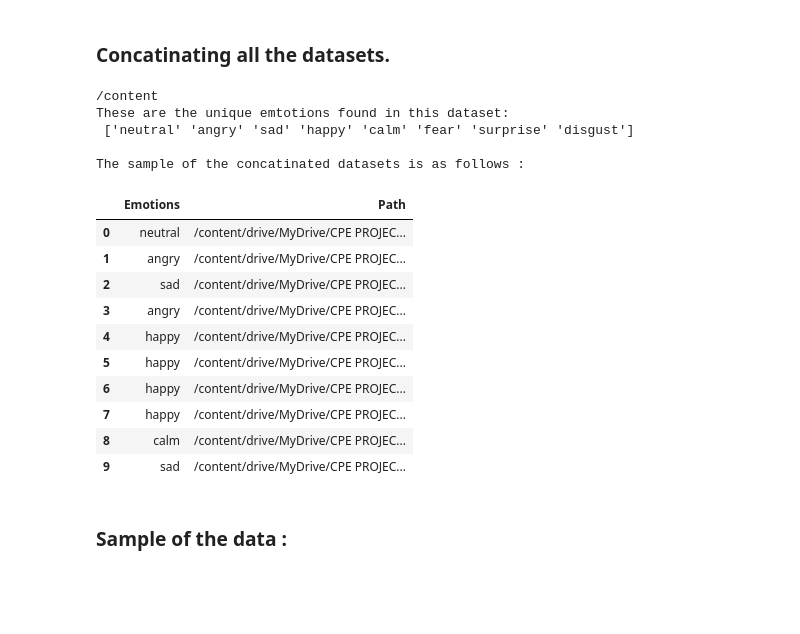
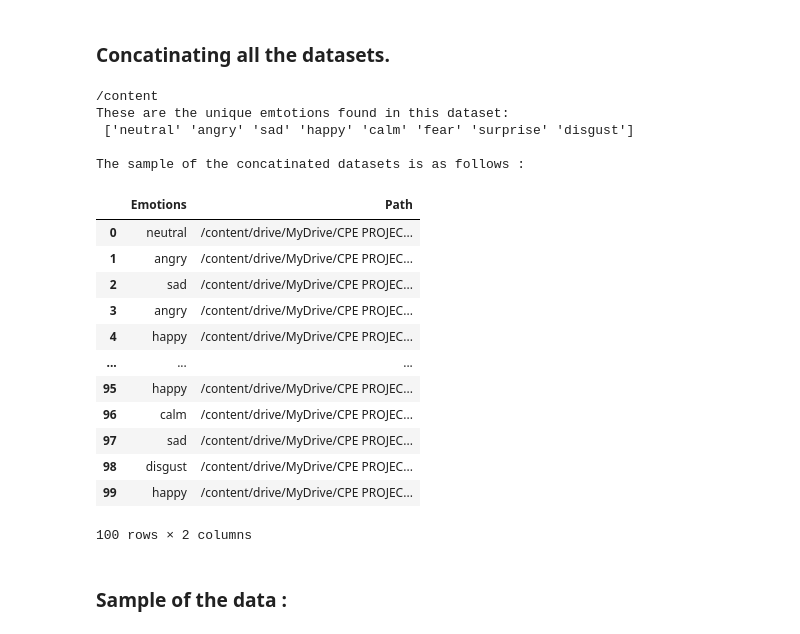
Before and after one commit to Sanjanathakal/CPE695FP, a Jupyter notebook: SER_PROJECT.ipynb, the cells around one changed output. Saved outputs shown, nothing was run; the diff lists cells and outputs as text; code cells hidden in the pictures; blank space fills up the shorter version.

```diff
--- a/SER_PROJECT.ipynb
+++ b/SER_PROJECT.ipynb
@@ -229,30 +229,32 @@ Printing the data sample :
 # %% [markdown]
 ### Concatinating all the datasets.
 # %%
-Finaldataset = pd.concat([Ravdess_df, Crema_df, Tess_df, Savee_df], axis = 0)
+Finaldataset = pd.concat([Ravdess_df, Crema_df, Tess_df, Savee_df], axis = 0,ignore_index=True)
 p=os.getcwd()
 print (p)
 Finaldataset.to_csv(p+"data_path.csv",index=False)
 print("These are the unique emtotions found in this dataset: \n", Finaldataset.Emotions.unique())
 print("\nThe sample of the concatinated datasets is as follows :")
-Finaldataset.head(10)
+Finaldataset.head(100)
 # %% [output]
 /content
 These are the unique emtotions found in this dataset:
  ['neutral' 'angry' 'sad' 'happy' 'calm' 'fear' 'surprise' 'disgust']
 
 The sample of the concatinated datasets is as follows :
 |  | Emotions | Path |
 | 0 | neutral | /content/drive/MyDrive/CPE PROJEC... |
 | 1 | angry | /content/drive/MyDrive/CPE PROJEC... |
 | 2 | sad | /content/drive/MyDrive/CPE PROJEC... |
 | 3 | angry | /content/drive/MyDrive/CPE PROJEC... |
 | 4 | happy | /content/drive/MyDrive/CPE PROJEC... |
-| 5 | happy | /content/drive/MyDrive/CPE PROJEC... |
-| 6 | happy | /content/drive/MyDrive/CPE PROJEC... |
-| 7 | happy | /content/drive/MyDrive/CPE PROJEC... |
-| 8 | calm | /content/drive/MyDrive/CPE PROJEC... |
-| 9 | sad | /content/drive/MyDrive/CPE PROJEC... |
+| ... | ... | ... |
+| 95 | happy | /content/drive/MyDrive/CPE PROJEC... |
+| 96 | calm | /content/drive/MyDrive/CPE PROJEC... |
+| 97 | sad | /content/drive/MyDrive/CPE PROJEC... |
+| 98 | disgust | /content/drive/MyDrive/CPE PROJEC... |
+| 99 | happy | /content/drive/MyDrive/CPE PROJEC... |
+100 rows × 2 columns
 # %% [markdown]
 ### Sample of the data :
 # %%
```
Also changed, not shown: parts of 25 cells of this notebook.
